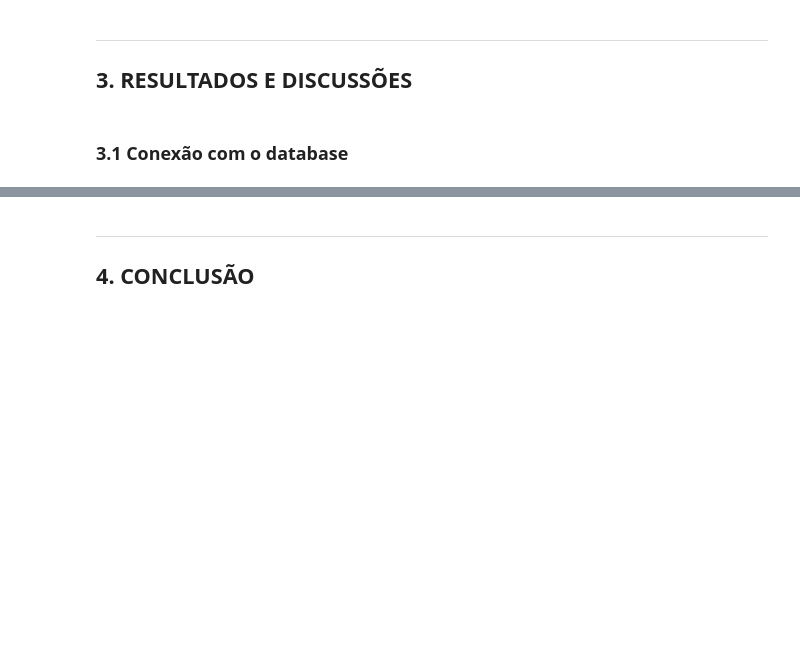
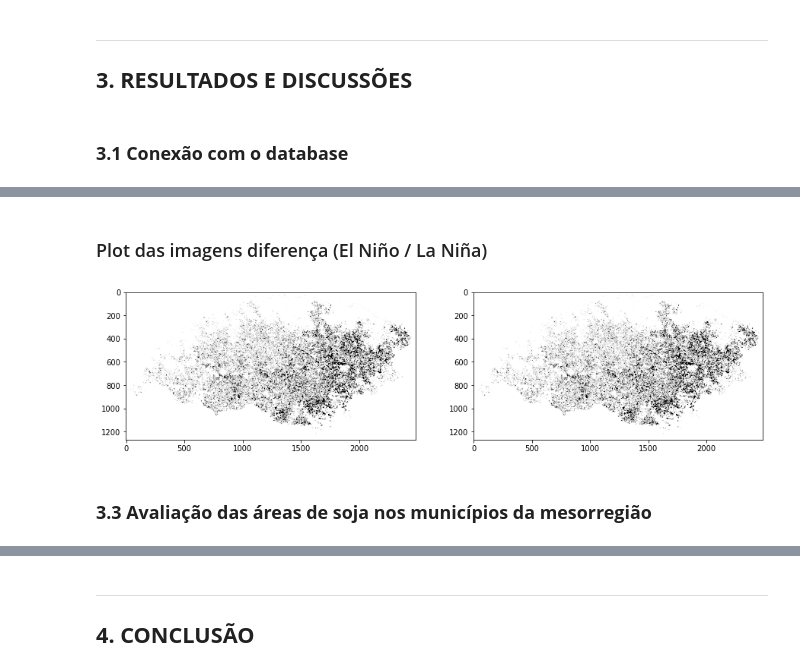
Before and after one commit to grazirodigheri/Trabalho-BDGeo, a Jupyter notebook: Trabalho-BDGeo.ipynb, the cells around one changed output, grey strips where cells are left out. Drawn from its saved outputs; the diff is of its cells as text; code cells hidden in the pictures; blank space fills up the shorter version.

```diff
--- a/Trabalho-BDGeo.ipynb
+++ b/Trabalho-BDGeo.ipynb
@@ -483,3 +600,26 @@ print(res)
+# %% [markdown]
+### Plot das imagens diferença (El Niño / La Niña)
+# %%
+import matplotlib
+tiff1_path = '/home/grodigheri/git/Trabalho-BDGeo/Imagens_NDVI/diff_nina.tif'
+tiff2_path = '/home/grodigheri/git/Trabalho-BDGeo/Imagens_NDVI/diff_nino.tif'
+
+img1 = plt.imread(tiff1_path)
+img2 = plt.imread(tiff2_path)
+
+cmap_reversed = matplotlib.cm.get_cmap('Greys_r').reversed()
+
+vmin = 0
+vmax = 70
+
+fig, (ax1, ax2) = plt.subplots(1,2,figsize=(15,15))
+ax1.imshow(img[:, :, 0], cmap=cmap_reversed, vmin=vmin, vmax=vmax)
+ax2.imshow(img[:, :, 0], cmap=cmap_reversed, vmin=vmin, vmax=vmax)
+plt.show()
+# %% [output]
+[figure, added]
+# %% [markdown]
+### **3.3 Avaliação das áreas de soja nos municípios da mesorregião**
 # %%
 # Consulta 1: Quais os municipios com maior área plantada em 2010?
 
```
Also changed, not shown: parts of 25 cells of this notebook.
